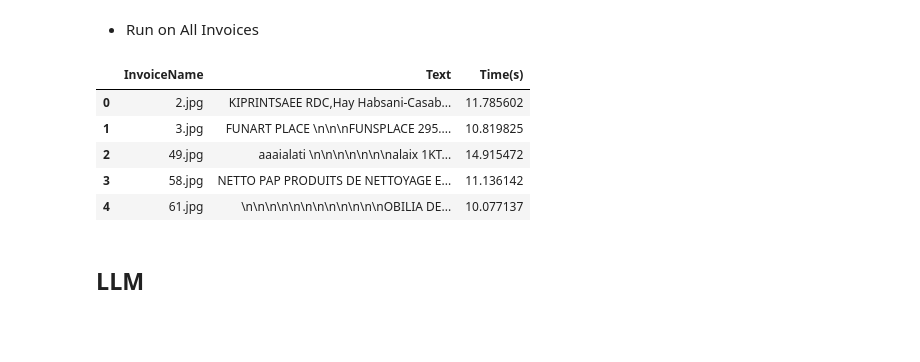
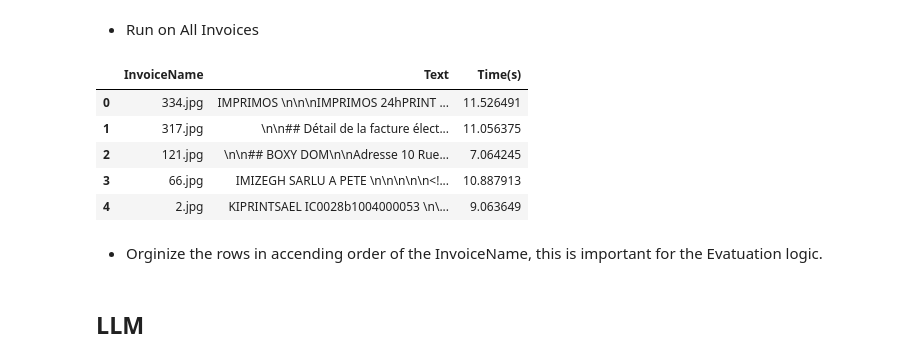
Before and after one commit to MasrourTawfik/Textra_Insights, a Jupyter notebook: Notebooks/Benchmarking.ipynb, the cells around one changed output. Cells and saved outputs as stored; diff of their text form; code cells hidden in the pictures; blank space fills up the shorter version.

```diff
--- a/Notebooks/Benchmarking.ipynb
+++ b/Notebooks/Benchmarking.ipynb
@@ -745,11 +880,13 @@ Run_Docling_ALL(project_path+"Test_Invoices")
 # %%
 import pandas as pd
-Docling_Results = pd.read_csv(project_path+'CSVs/Docling_Results.csv')
+Docling_Results = pd.read_csv('CSVs/Docling_Results.csv')
 Docling_Results.head()
 # %% [output]
 |  | InvoiceName | Text | Time(s) |
-| 0 | 2.jpg | KIPRINTSAEE RDC,Hay Habsani-Casab... | 11.785602 |
-| 1 | 3.jpg | FUNART PLACE \n\n\nFUNSPLACE 295.... | 10.819825 |
-| 2 | 49.jpg | aaaialati \n\n\n\n\n\n\nalaix 1KT... | 14.915472 |
-| 3 | 58.jpg | NETTO PAP PRODUITS DE NETTOYAGE E... | 11.136142 |
-| 4 | 61.jpg | \n\n\n\n\n\n\n\n\n\n\n\nOBILIA DE... | 10.077137 |
+| 0 | 334.jpg | IMPRIMOS \n\n\nIMPRIMOS 24hPRINT ... | 11.526491 |
+| 1 | 317.jpg | \n\n## Détail de la facture élect... | 11.056375 |
+| 2 | 121.jpg | \n\n## BOXY DOM\n\nAdresse 10 Rue... | 7.064245 |
+| 3 | 66.jpg | IMIZEGH SARLU A PETE \n\n\n\n\n<!... | 10.887913 |
+| 4 | 2.jpg | KIPRINTSAEL IC0028b1004000053 \n\... | 9.063649 |
+# %% [markdown]
+- Orginize the rows in accending order of the InvoiceName, this is important for the Evatuation logic.
```
Also changed, not shown: parts of 70 cells of this notebook.
